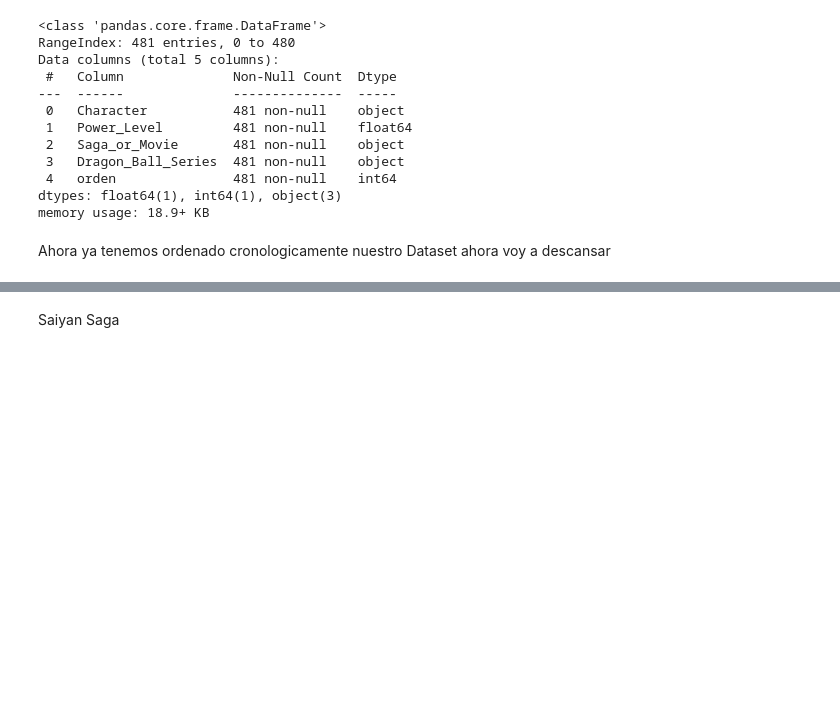
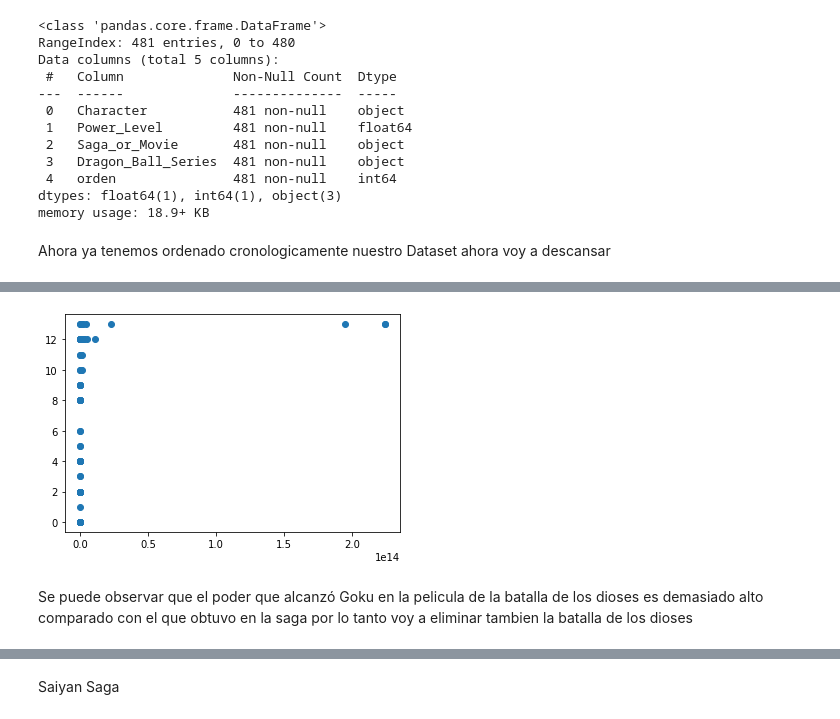
Before and after one commit to eljuanrv/Dragon_Ball_Data-Set, a Jupyter notebook: Dragon_Ball_Data_Set.ipynb, the cells around one changed output, grey strips where cells are left out. Drawn from its saved outputs; the diff is of its cells as text; code cells hidden in the pictures; blank space fills up the shorter version.

```diff
--- a/Dragon_Ball_Data_Set.ipynb
+++ b/Dragon_Ball_Data_Set.ipynb
@@ -294,0 +327,9 @@ Ahora ya tenemos ordenado cronologicamente nuestro Dataset ahora voy a descansar
+# %%
+goku=[]
+# %%
+for indice, nombre in enumerate(df_Z_ordered.Character):
+  if str(nombre).find('Goku') != -1:
+    goku.append(indice)
+# %%
+df_goku=df_Z_ordered.iloc[goku]
+df_goku.tail()
@@ -294,0 +359,7 @@ Ahora ya tenemos ordenado cronologicamente nuestro Dataset ahora voy a descansar
+# %%
+plt.scatter(df_goku.Power_Level,df_goku.orden)
+plt.show()
+# %% [output]
+[figure, added]
+# %% [markdown]
+Se puede observar que el poder que alcanzó Goku en la pelicula de la batalla de los dioses es demasiado alto comparado con el que obtuvo en la saga por lo tanto voy a eliminar tambien la batalla de los dioses
```
Also changed, not shown: parts of 10 cells of this notebook.
